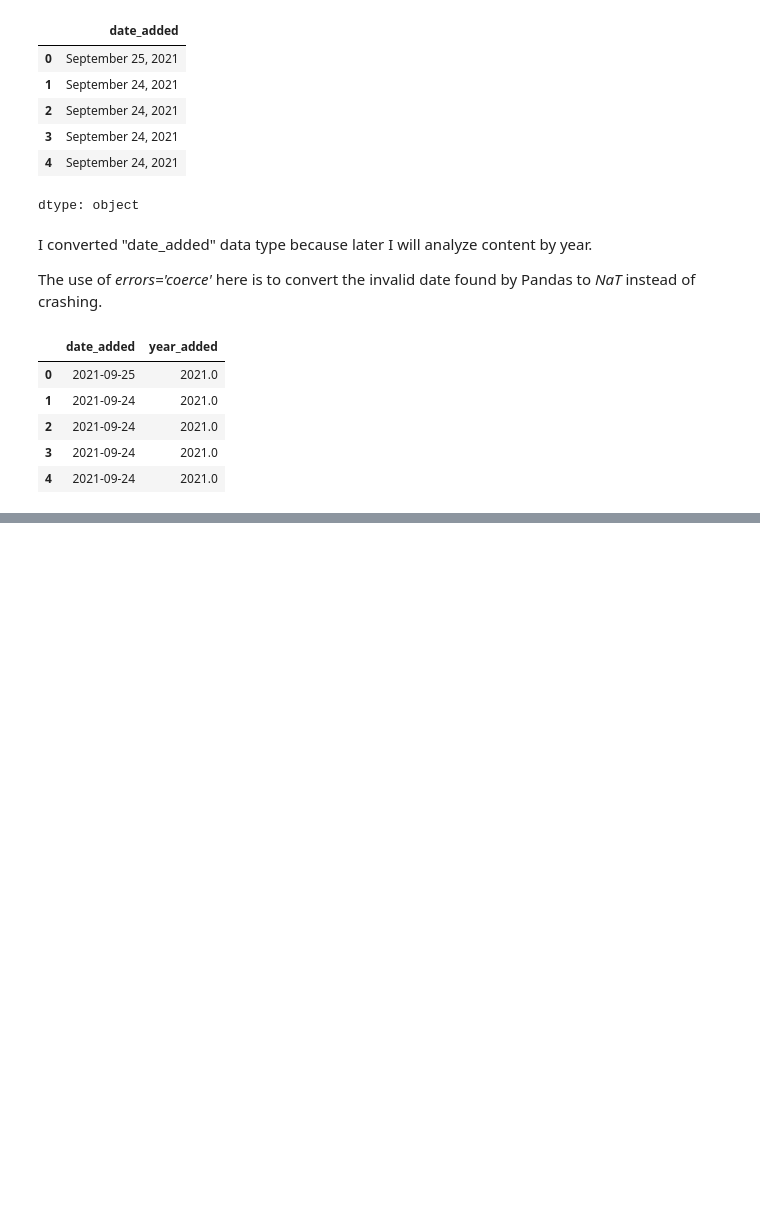
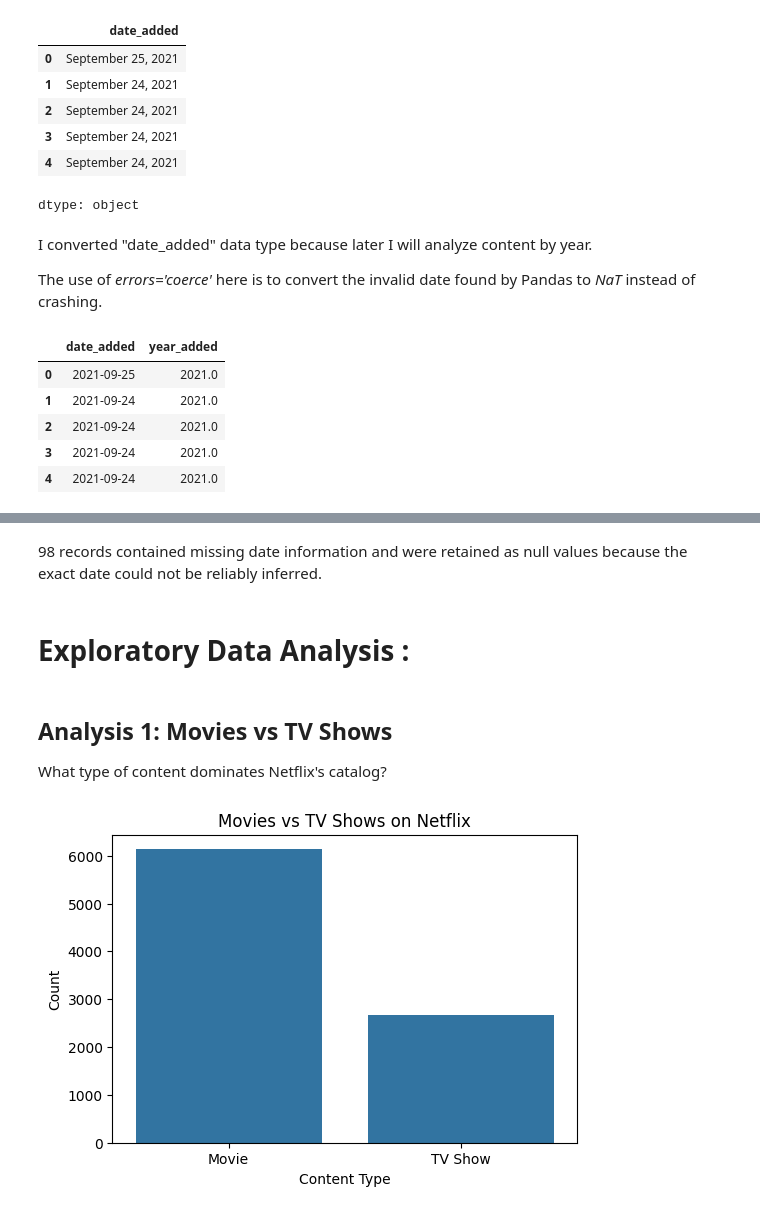
Before and after one commit to akshara-git17/synent-task3-netflixeda-akshara_dave, a Jupyter notebook: Task3_Netflix_EDA.ipynb, the cells around one changed output, grey strips where cells are left out. Drawn from its saved outputs; the diff is of its cells as text; code cells hidden in the pictures; blank space fills up the shorter version.

Commit message:
Completed Netflix EDA, visualizations, and correlation analysis.

```diff
--- a/Task3_Netflix_EDA.ipynb
+++ b/Task3_Netflix_EDA.ipynb
@@ -203,0 +223,19 @@ df[["date_added", "year_added"]].head()
+# %% [markdown]
+98 records contained missing date information and were retained as null values because the exact date could not be reliably inferred.
+# %% [markdown]
+# Exploratory Data Analysis :
+# %% [markdown]
+## Analysis 1: Movies vs TV Shows
+What type of content dominates Netflix's catalog?
+# %%
+plt.figure(figsize=(6,4))
+
+sns.countplot(data=df, x='type')
+
+plt.title('Movies vs TV Shows on Netflix')
+plt.xlabel('Content Type')
+plt.ylabel('Count')
+
+plt.show()
+# %% [output]
+[figure, added]
```
Also changed, not shown: parts of 32 cells of this notebook.
